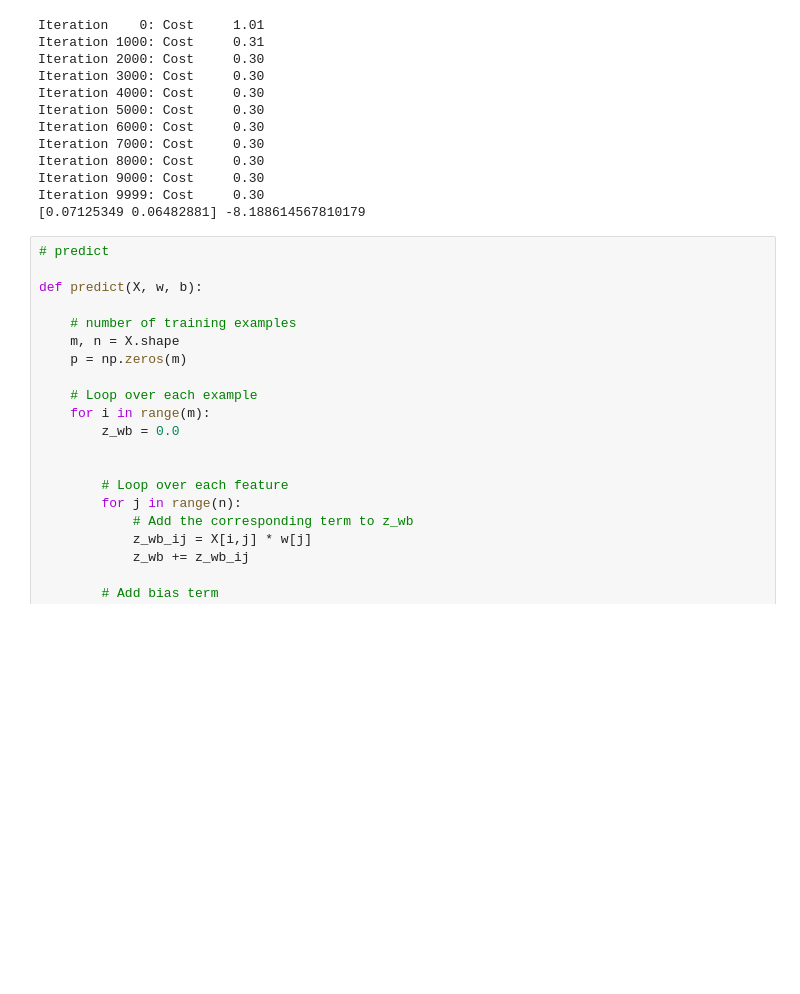
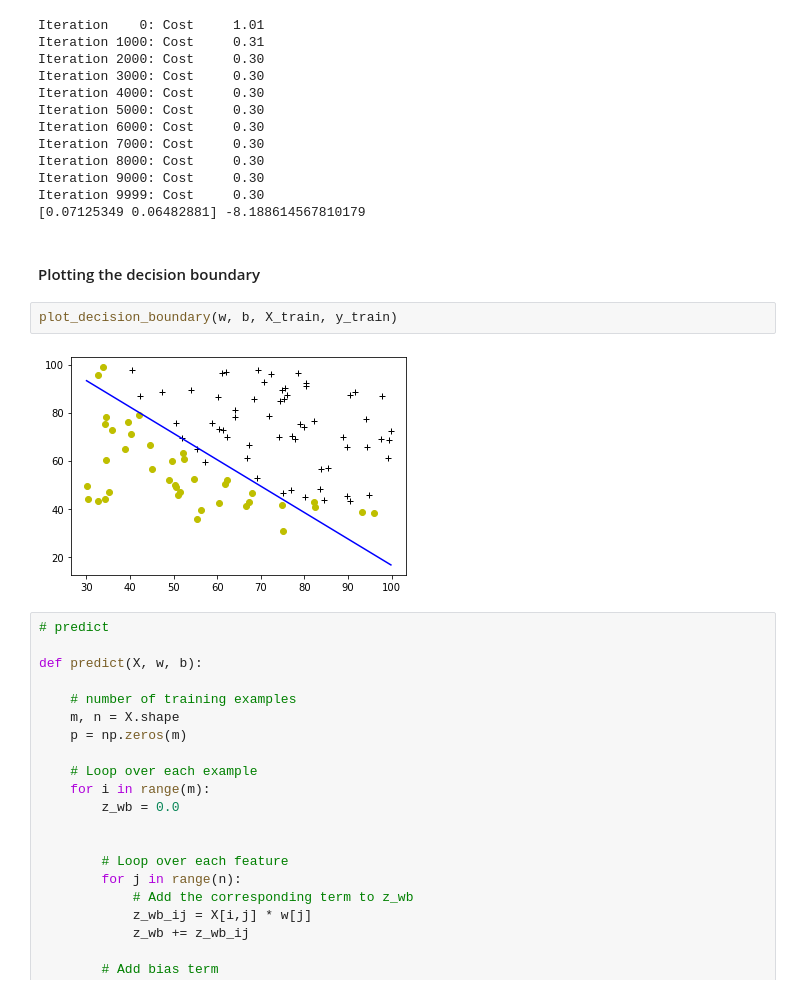
Before and after one commit to henryfash/Classification_with_Logistic_Regression, a Jupyter notebook: Logistic_Regression.ipynb, the cells around one changed output. Cells and saved outputs as stored; diff of their text form; blank space fills up the shorter version.

```diff
--- a/Logistic_Regression.ipynb
+++ b/Logistic_Regression.ipynb
@@ -210,6 +225,12 @@ Iteration 8000: Cost     0.30
 Iteration 9000: Cost     0.30
 Iteration 9999: Cost     0.30
 [0.07125349 0.06482881] -8.188614567810179
+# %% [markdown]
+#### Plotting the decision boundary
+# %%
+plot_decision_boundary(w, b, X_train, y_train)
+# %% [output]
+[figure, added]
 # %%
 # predict
 
```
Also changed, not shown: parts of 6 cells of this notebook, 2 other files.
